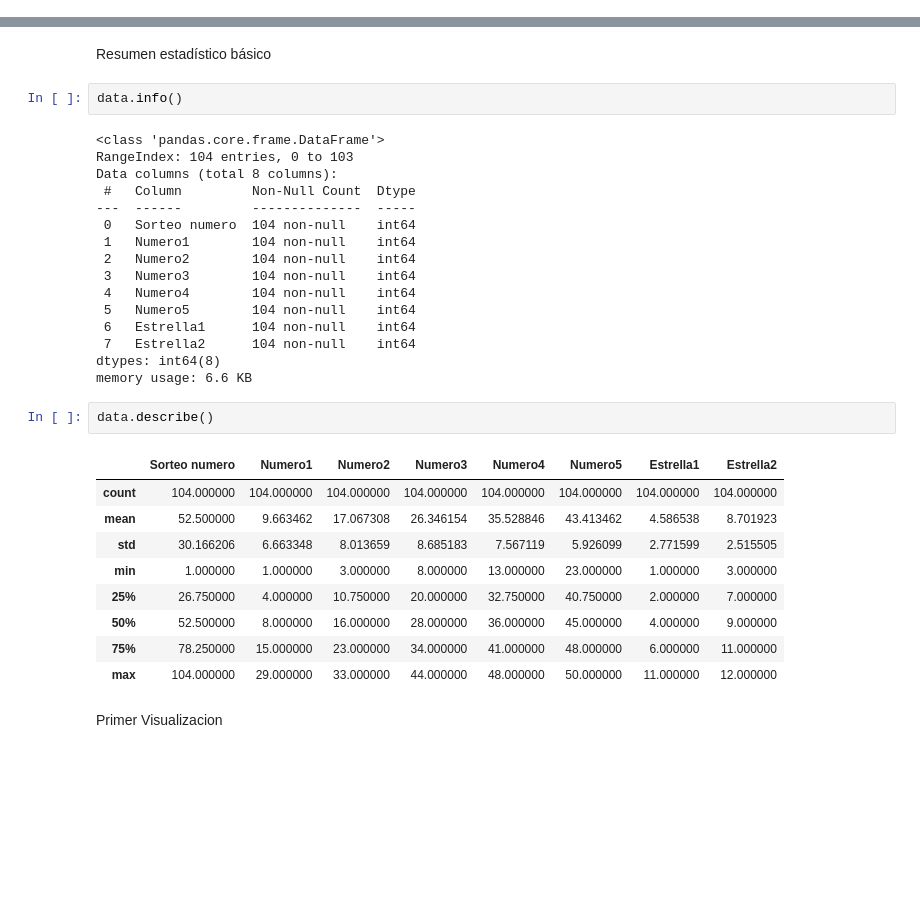
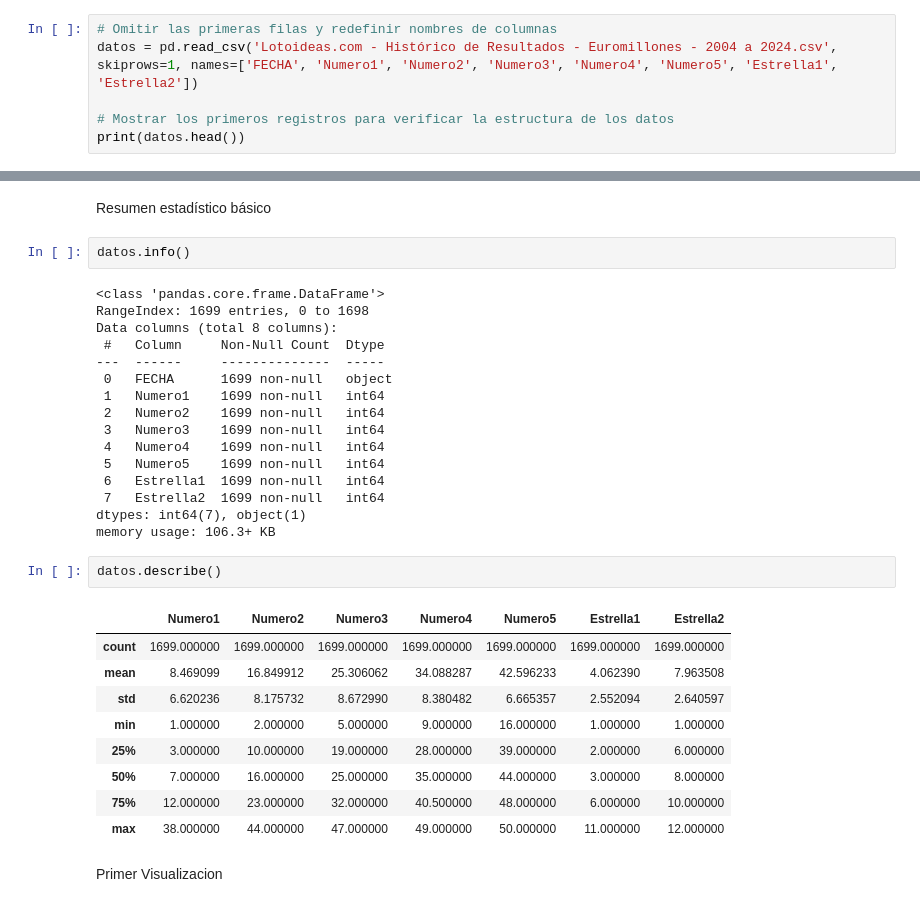
Before and after one commit to Ariel010/Euromillon, a Jupyter notebook: Sorteo.ipynb, the cells around one changed output, grey strips where cells are left out. Cells and saved outputs as stored; diff of their text form; blank space fills up the shorter version.

```diff
--- a/Sorteo.ipynb
+++ b/Sorteo.ipynb
@@ -15,0 +22,6 @@ data.head(2)
+# %%
+# Omitir las primeras filas y redefinir nombres de columnas
+datos = pd.read_csv('Lotoideas.com - Histórico de Resultados - Euromillones - 2004 a 2024.csv', skiprows=1, names=['FECHA', 'Numero1', 'Numero2', 'Numero3', 'Numero4', 'Numero5', 'Estrella1', 'Estrella2'])
+
+# Mostrar los primeros registros para verificar la estructura de los datos
+print(datos.head())
@@ -16,35 +42,35 @@ data.head(2)
 # %% [markdown]
 Resumen estadístico básico
 # %%
-data.info()
+datos.info()
 # %% [output]
 <class 'pandas.core.frame.DataFrame'>
-RangeIndex: 104 entries, 0 to 103
+RangeIndex: 1699 entries, 0 to 1698
 Data columns (total 8 columns):
- #   Column         Non-Null Count  Dtype
----  ------         --------------  -----
- 0   Sorteo numero  104 non-null    int64
- 1   Numero1        104 non-null    int64
- 2   Numero2        104 non-null    int64
- 3   Numero3        104 non-null    int64
- 4   Numero4        104 non-null    int64
- 5   Numero5        104 non-null    int64
- 6   Estrella1      104 non-null    int64
- 7   Estrella2      104 non-null    int64
-dtypes: int64(8)
-memory usage: 6.6 KB
+ #   Column     Non-Null Count  Dtype
+---  ------     --------------  -----
+ 0   FECHA      1699 non-null   object
+ 1   Numero1    1699 non-null   int64
+ 2   Numero2    1699 non-null   int64
+ 3   Numero3    1699 non-null   int64
+ 4   Numero4    1699 non-null   int64
+ 5   Numero5    1699 non-null   int64
+ 6   Estrella1  1699 non-null   int64
+ 7   Estrella2  1699 non-null   int64
+dtypes: int64(7), object(1)
+memory usage: 106.3+ KB
 # %%
-data.describe()
+datos.describe()
 # %% [output]
-|  | Sorteo numero | Numero1 | Numero2 | Numero3 | Numero4 | Numero5 | Estrella1 | Estrella2 |
-| count | 104.000000 | 104.000000 | 104.000000 | 104.000000 | 104.000000 | 104.000000 | 104.000000 | 104.000000 |
-| mean | 52.500000 | 9.663462 | 17.067308 | 26.346154 | 35.528846 | 43.413462 | 4.586538 | 8.701923 |
-| std | 30.166206 | 6.663348 | 8.013659 | 8.685183 | 7.567119 | 5.926099 | 2.771599 | 2.515505 |
-| min | 1.000000 | 1.000000 | 3.000000 | 8.000000 | 13.000000 | 23.000000 | 1.000000 | 3.000000 |
-| 25% | 26.750000 | 4.000000 | 10.750000 | 20.000000 | 32.750000 | 40.750000 | 2.000000 | 7.000000 |
-| 50% | 52.500000 | 8.000000 | 16.000000 | 28.000000 | 36.000000 | 45.000000 | 4.000000 | 9.000000 |
-| 75% | 78.250000 | 15.000000 | 23.000000 | 34.000000 | 41.000000 | 48.000000 | 6.000000 | 11.000000 |
-| max | 104.000000 | 29.000000 | 33.000000 | 44.000000 | 48.000000 | 50.000000 | 11.000000 | 12.000000 |
+|  | Numero1 | Numero2 | Numero3 | Numero4 | Numero5 | Estrella1 | Estrella2 |
+| count | 1699.000000 | 1699.000000 | 1699.000000 | 1699.000000 | 1699.000000 | 1699.000000 | 1699.000000 |
+| mean | 8.469099 | 16.849912 | 25.306062 | 34.088287 | 42.596233 | 4.062390 | 7.963508 |
+| std | 6.620236 | 8.175732 | 8.672990 | 8.380482 | 6.665357 | 2.552094 | 2.640597 |
+| min | 1.000000 | 2.000000 | 5.000000 | 9.000000 | 16.000000 | 1.000000 | 1.000000 |
+| 25% | 3.000000 | 10.000000 | 19.000000 | 28.000000 | 39.000000 | 2.000000 | 6.000000 |
+| 50% | 7.000000 | 16.000000 | 25.000000 | 35.000000 | 44.000000 | 3.000000 | 8.000000 |
+| 75% | 12.000000 | 23.000000 | 32.000000 | 40.500000 | 48.000000 | 6.000000 | 10.000000 |
+| max | 38.000000 | 44.000000 | 47.000000 | 49.000000 | 50.000000 | 11.000000 | 12.000000 |
 # %% [markdown]
 Primer Visualizacion
 # %%
```
Also changed, not shown: parts of 17 cells of this notebook, 1 other file.
